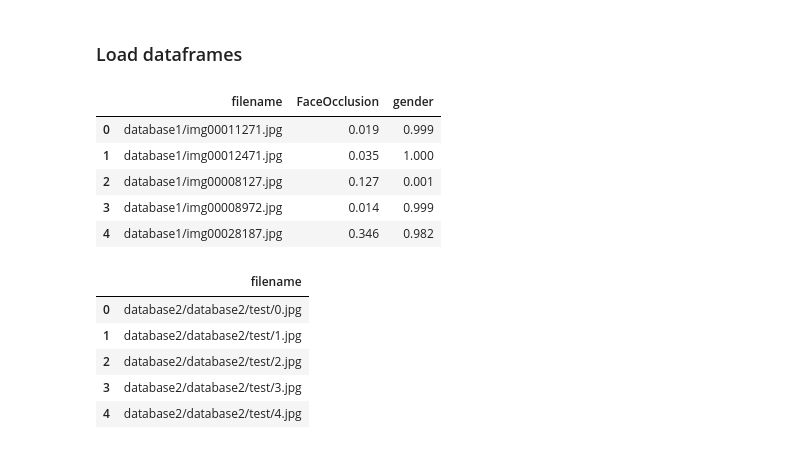
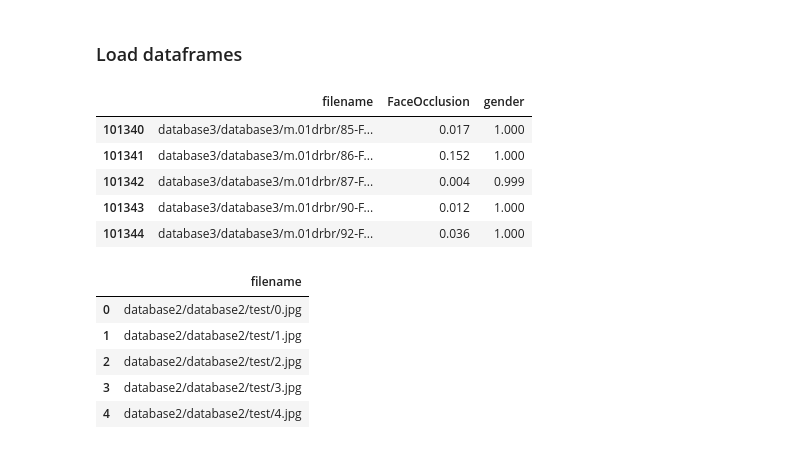
Before and after one commit to Mita-Data/Data_challenge_2.0, a Jupyter notebook: data2.ipynb, the cells around one changed output. Saved outputs shown, nothing was run; the diff lists cells and outputs as text; code cells hidden in the pictures.

```diff
--- a/data2.ipynb
+++ b/data2.ipynb
@@ -51,14 +51,14 @@ df_test = pd.read_csv("listes_training/data_100K/test_students.csv", delimiter='
 
 image_dir = "crops_100K"
 # %%
-df_train.head()
+df_train.tail()
 # %% [output]
 |  | filename | FaceOcclusion | gender |
-| 0 | database1/img00011271.jpg | 0.019 | 0.999 |
-| 1 | database1/img00012471.jpg | 0.035 | 1.000 |
-| 2 | database1/img00008127.jpg | 0.127 | 0.001 |
-| 3 | database1/img00008972.jpg | 0.014 | 0.999 |
-| 4 | database1/img00028187.jpg | 0.346 | 0.982 |
+| 101340 | database3/database3/m.01drbr/85-F... | 0.017 | 1.000 |
+| 101341 | database3/database3/m.01drbr/86-F... | 0.152 | 1.000 |
+| 101342 | database3/database3/m.01drbr/87-F... | 0.004 | 0.999 |
+| 101343 | database3/database3/m.01drbr/90-F... | 0.012 | 1.000 |
+| 101344 | database3/database3/m.01drbr/92-F... | 0.036 | 1.000 |
 # %%
 df_test.head()
 # %% [output]
```
Also changed, not shown: parts of 23 cells of this notebook.
